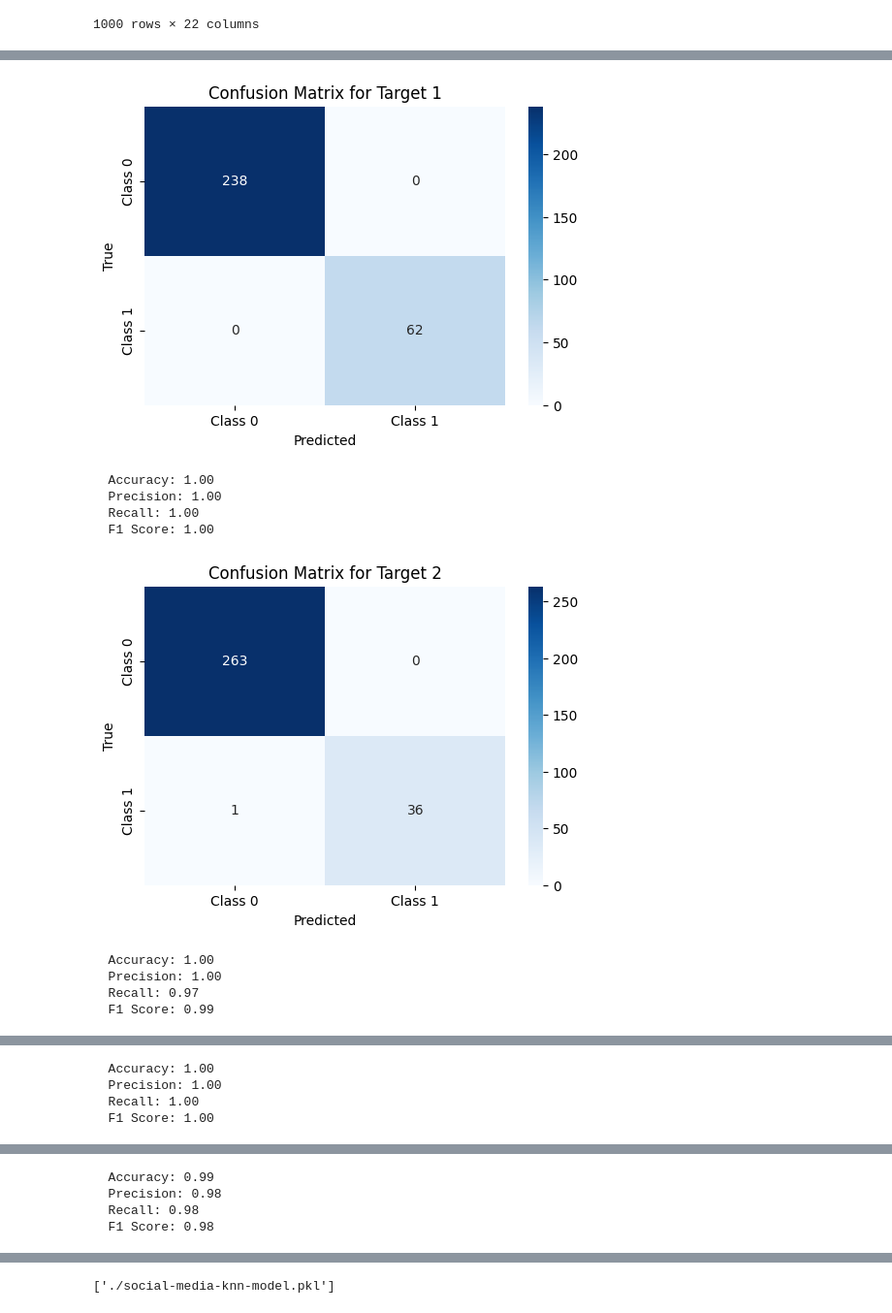
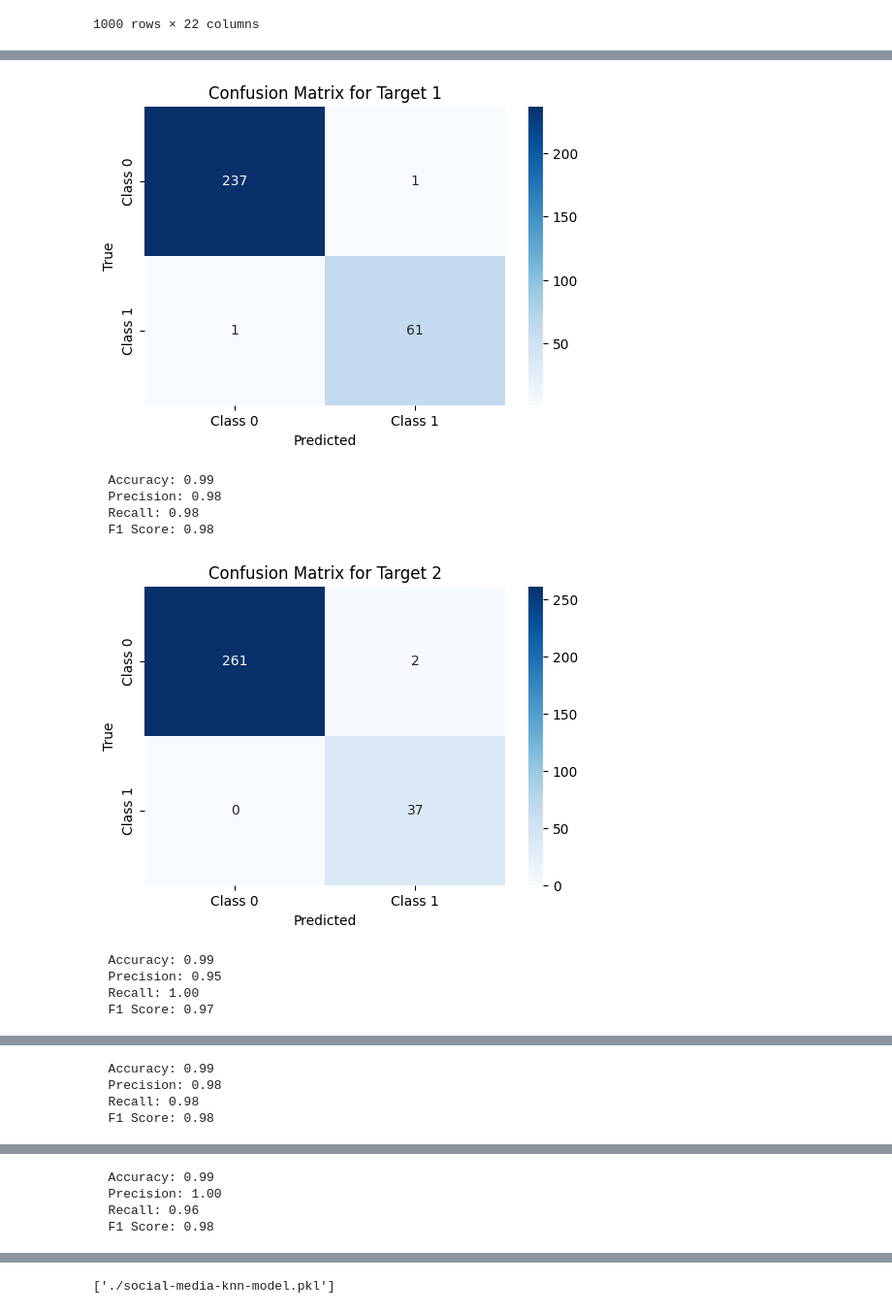
Before and after one commit to JDCPrograms2017/475-Final-Project, a Jupyter notebook: knn-classifier.ipynb, the cells around one changed output, grey strips where cells are left out. Shown at 97% size. Drawn from its saved outputs; the diff is of its cells as text; code cells hidden in the pictures.

```diff
--- a/knn-classifier.ipynb
+++ b/knn-classifier.ipynb
@@ -73,9 +69,9 @@ Standardized X Training Data: [[-0.62812075  1.39772658  1.42577099 ... -0.30896
 # build the KNN model
 
 # initialize the model
-knn = KNeighborsClassifier(n_neighbors=5, weights='distance') # pick k value. 4 or 5 works good. more than 5 is overfitting
+knn = KNeighborsClassifier(n_neighbors=3, weights='distance') # pick k value. 4 or 5 works good. more than 5 is overfitting
 # wrap the model in a multiple model so it can handle multiple response variables
 multipleKnn = MultiOutputClassifier(knn)
 # run model on training data
-multipleKnn.fit(Xtrain_standardized, Ytrain)
+multipleKnn.fit(Xtrain, Ytrain)
 # %% [output]
@@ -83,47 +80,47 @@ MultiOutputClassifier(estimator=KNeighborsClassifier(weights='distance'))
 # %%
 # make predictions
 
-Ypredictions = multipleKnn.predict(Xtest_standardized)
+Ypredictions = multipleKnn.predict(Xtest)
 
 num_targets = Ytest.shape[1]
 for i in range(num_targets):
     cm = confusion_matrix(Ytest.iloc[:, i], Ypredictions[:, i])
 
     # Plot confusion matrix
     plt.figure(figsize=(6, 4))
     sns.heatmap(cm, annot=True, fmt="d", cmap="Blues", xticklabels=["Class 0", "Class 1"], yticklabels=["Class 0", "Class 1"])
     plt.xlabel('Predicted')
     plt.ylabel('True')
     plt.title(f'Confusion Matrix for Target {i+1}')
     plt.show()
 
     accuracy = accuracy_score(Ytest.iloc[:, i], Ypredictions[:, i])
     print(f"  Accuracy: {accuracy:.2f}")
 
     precision = precision_score(Ytest.iloc[:, i], Ypredictions[:, i], average='binary')
     print(f"  Precision: {precision:.2f}")
 
     recall = recall_score(Ytest.iloc[:, i], Ypredictions[:, i], average='binary')
     print(f"  Recall: {recall:.2f}")
 
     f1 = f1_score(Ytest.iloc[:, i], Ypredictions[:, i], average='binary')
     print(f"  F1 Score: {f1:.2f}")
 
-scores = cross_val_score(multipleKnn, Xtrain_standardized, Ytrain, cv=5, scoring='accuracy')
+scores = cross_val_score(multipleKnn, Xtrain, Ytrain, cv=5, scoring='accuracy')
 print(f'Cross-validation accuracy: {scores.mean()}')
 
 for column in Y.columns:
     print(f"Classification report for {column}:")
     print(classification_report(Ytest[column], Ypredictions[:, Y.columns.get_loc(column)]))
     print("\n")
 # %% [output]
-[figure, old version]
+[figure, new version]
-  Accuracy: 1.00
-  Precision: 1.00
-  Recall: 1.00
-  F1 Score: 1.00
+  Accuracy: 0.99
+  Precision: 0.98
+  Recall: 0.98
+  F1 Score: 0.98
 [figure]
-  Accuracy: 1.00
-  Precision: 1.00
-  Recall: 0.97
-  F1 Score: 0.99
+  Accuracy: 0.99
+  Precision: 0.95
+  Recall: 1.00
+  F1 Score: 0.97
@@ -131,4 +128,4 @@ for column in Y.columns:
-  Accuracy: 1.00
-  Precision: 1.00
-  Recall: 1.00
-  F1 Score: 1.00
+  Accuracy: 0.99
+  Precision: 0.98
+  Recall: 0.98
+  F1 Score: 0.98
@@ -136,4 +133,4 @@ for column in Y.columns:
   Accuracy: 0.99
-  Precision: 0.98
-  Recall: 0.98
+  Precision: 1.00
+  Recall: 0.96
   F1 Score: 0.98
```
Also changed, not shown: parts of 4 cells of this notebook, 1 other file.
